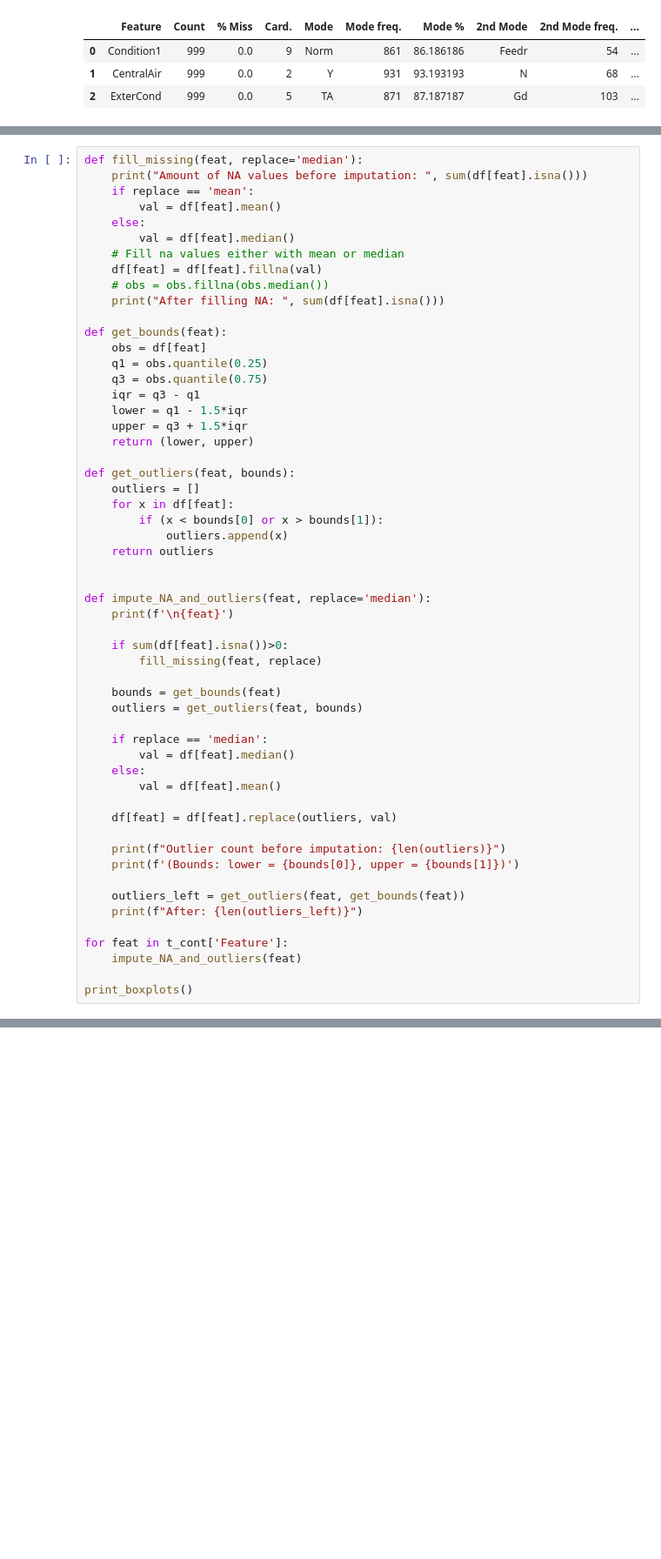
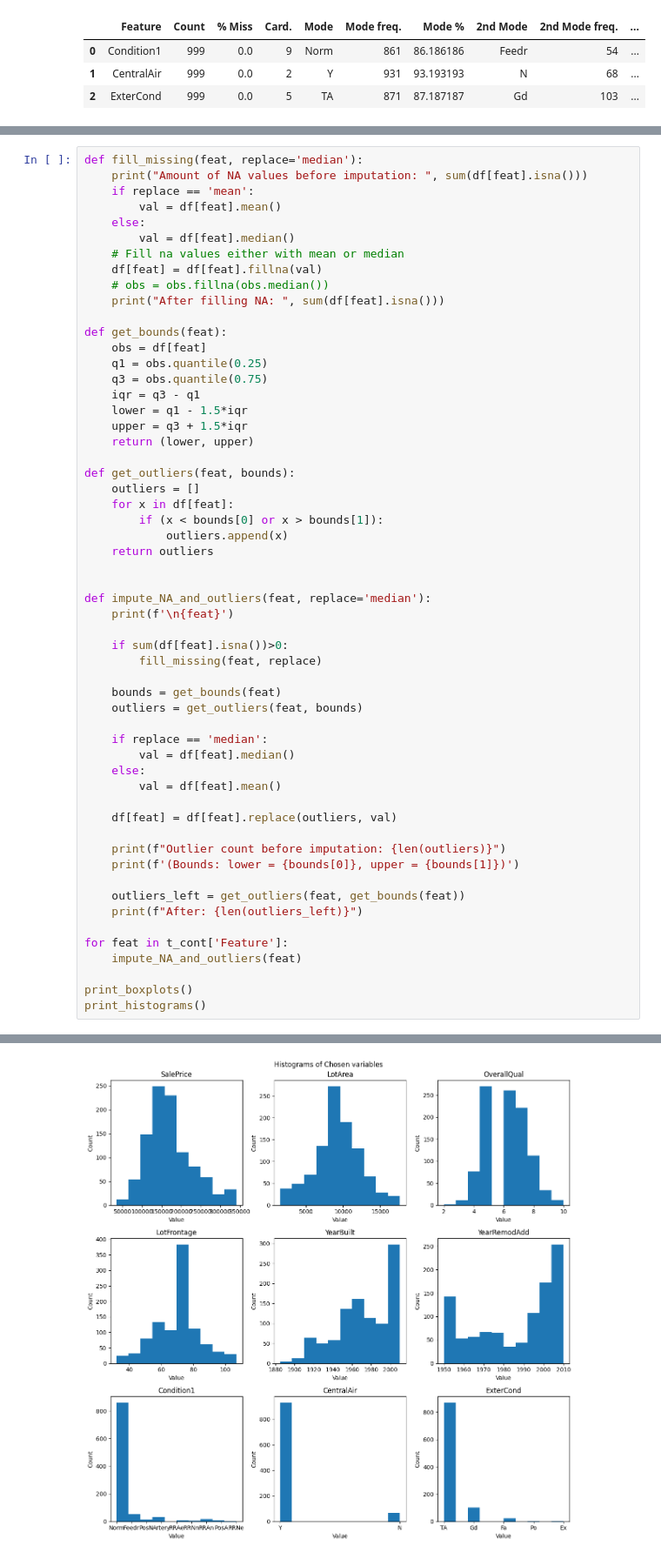
Before and after one commit to liutis6/House-Data-analysis-and-KNN, a Jupyter notebook: L1.ipynb, the cells around one changed output, grey strips where cells are left out. Shown at 87% size. Saved outputs shown, nothing was run; the diff lists cells and outputs as text; blank space fills up the shorter version.

```diff
--- a/L1.ipynb
+++ b/L1.ipynb
@@ -308,30 +320,32 @@ def impute_NA_and_outliers(feat, replace='median'):
 
     print(f"Outlier count before imputation: {len(outliers)}")
     print(f'(Bounds: lower = {bounds[0]}, upper = {bounds[1]})')
 
     outliers_left = get_outliers(feat, get_bounds(feat))
     print(f"After: {len(outliers_left)}")
 
 for feat in t_cont['Feature']:
     impute_NA_and_outliers(feat)
 
 print_boxplots()
+print_histograms()
 # %% [output]
 SalePrice
 Outlier count before imputation: 47
 (Bounds: lower = 2500.0, upper = 342500.0)
 After: 33
 
 LotArea
 Outlier count before imputation: 46
 (Bounds: lower = 1524.5, upper = 17696.5)
 After: 32
 
 OverallQual
 Outlier count before imputation: 2
 ... (15 lines left out)
 YearRemodAdd
 Outlier count before imputation: 0
 (Bounds: lower = 1911.5, upper = 2059.5)
 After: 0
 [figure]
+[figure, added]
```
Also changed, not shown: parts of 18 cells of this notebook, 1 other file.
